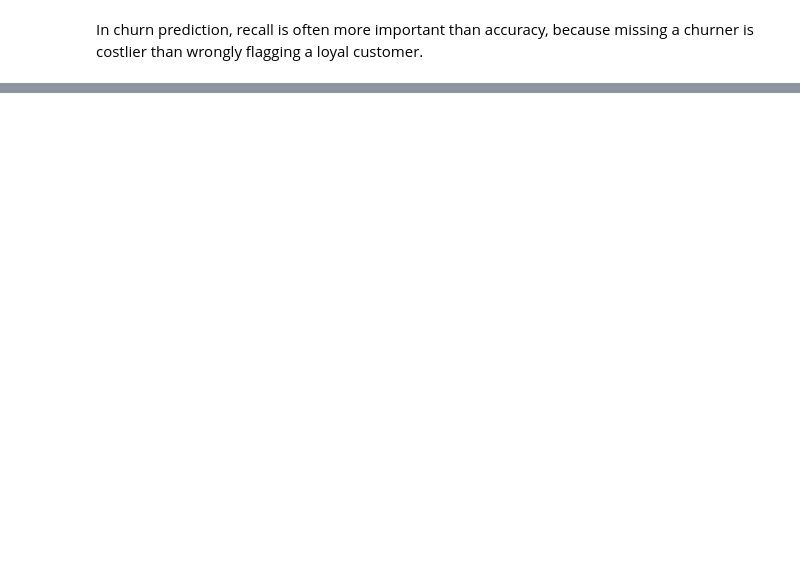
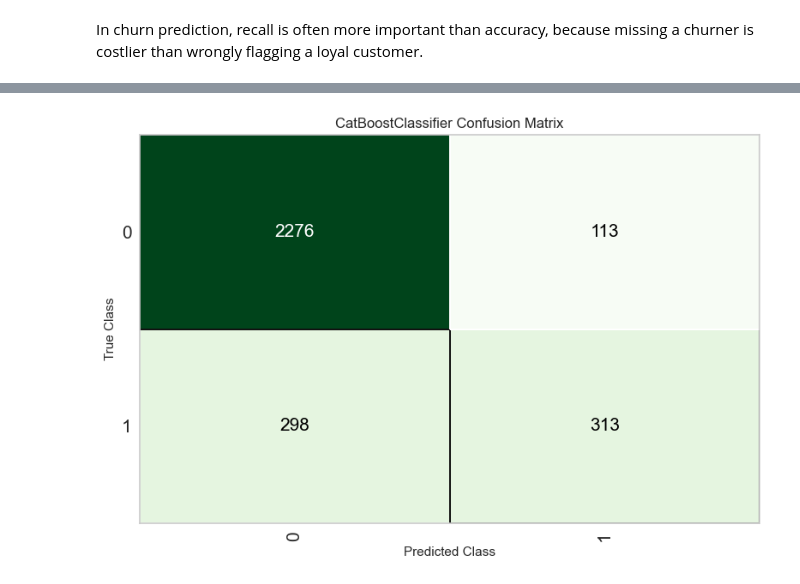
Before and after one commit to rajeevkumar75/Bank-Customer-Churn-Prediction, a Jupyter notebook: notebooks/Eda and experiments.ipynb, the cells around one changed output, grey strips where cells are left out. Drawn from its saved outputs; the diff is of its cells as text; code cells hidden in the pictures; blank space fills up the shorter version.

```diff
--- a/notebooks/Eda and experiments.ipynb
+++ b/notebooks/Eda and experiments.ipynb
@@ -869,0 +800,17 @@ Both Logistic Regression and LightGBM achieved comparable performance with a mea
+# %%
+catboost = create_model('catboost')
+tuned_cat = tune_model(
+    catboost,
+    optimize='F1',
+    n_iter=50,
+    fold=5,
+    custom_grid={
+     'iterations': [200,400],
+    'learning_rate': [0.01, 0.05, 0.1],
+    'depth': [4,6,8],
+    'scale_pos_weight': [1,3,3.91, 4]
+    }
+)
+
+# final evaluation
+evaluate_model(tuned_cat)
@@ -869,0 +843,6 @@ Both Logistic Regression and LightGBM achieved comparable performance with a mea
+# %%
+from pycaret.classification import plot_model
+
+# 'catboost_model' is the variable where your trained model is stored
+plot_model(tuned_cat, plot = 'confusion_matrix')
+# %% [output]
@@ -869,0 +850 @@ Both Logistic Regression and LightGBM achieved comparable performance with a mea
+[figure, added]
```
Also changed, not shown: parts of 28 cells of this notebook, 16 other files.
